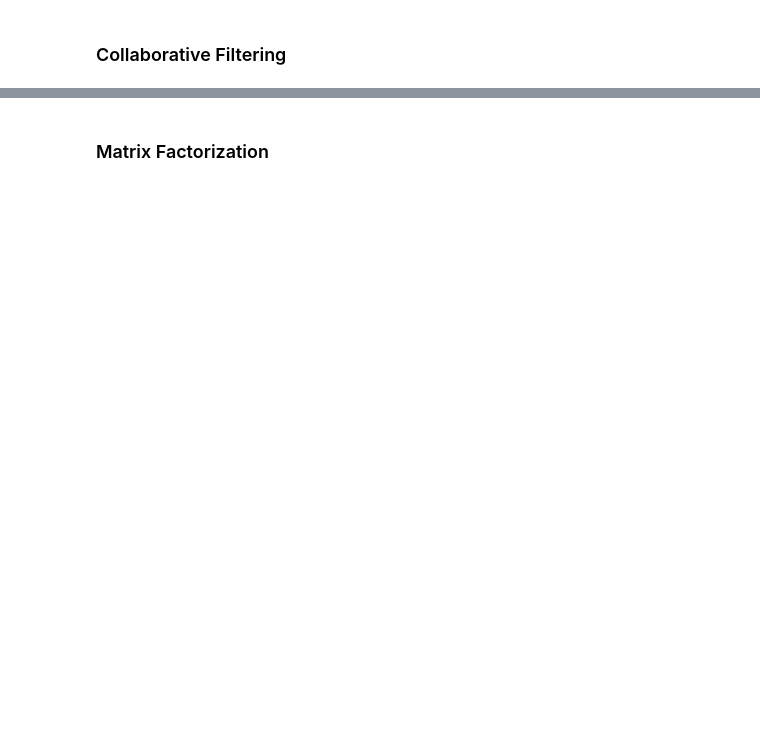
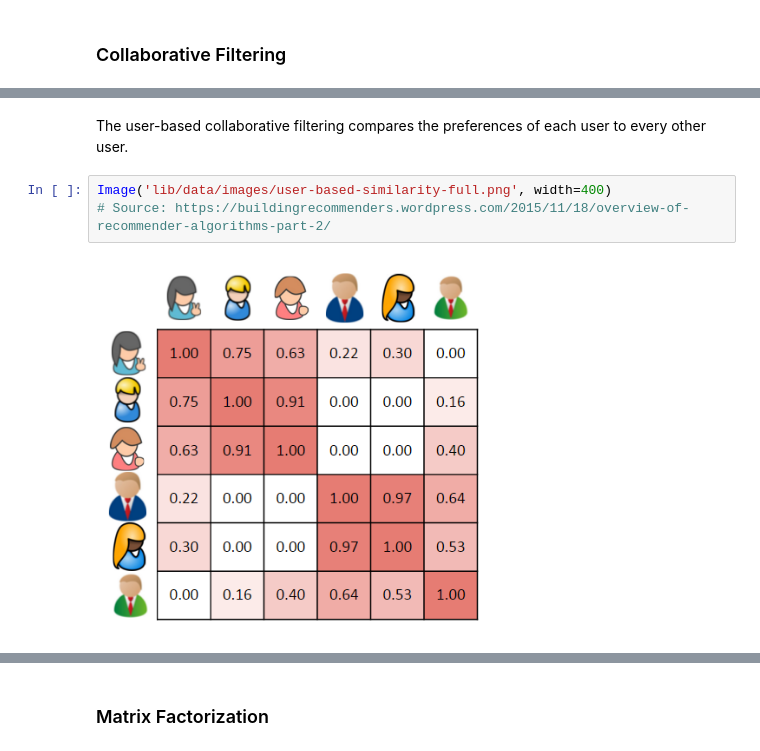
Before and after one commit to NathalieNguyen/RecSys, a Jupyter notebook: RecSys_Book_Crossing.ipynb, the cells around one changed output, grey strips where cells are left out. Cells and saved outputs as stored; diff of their text form; blank space fills up the shorter version.

```diff
--- a/RecSys_Book_Crossing.ipynb
+++ b/RecSys_Book_Crossing.ipynb
@@ -231,0 +267,7 @@ IxU.head()
+# %% [markdown]
+The user-based collaborative filtering compares the preferences of each user to every other user.
+# %%
+Image('lib/data/images/user-based-similarity-full.png', width=400)
+# Source: https://buildingrecommenders.wordpress.com/2015/11/18/overview-of-recommender-algorithms-part-2/
+# %% [output]
+[figure, added]
```
Also changed, not shown: parts of 20 cells of this notebook.
